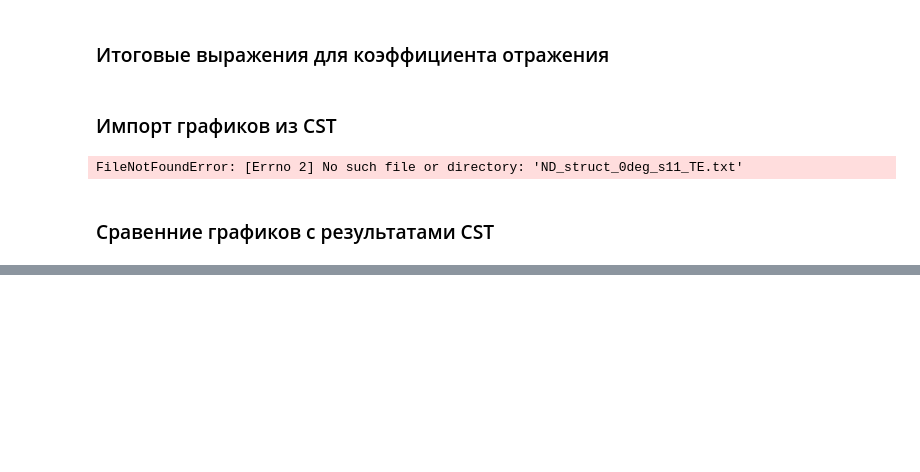
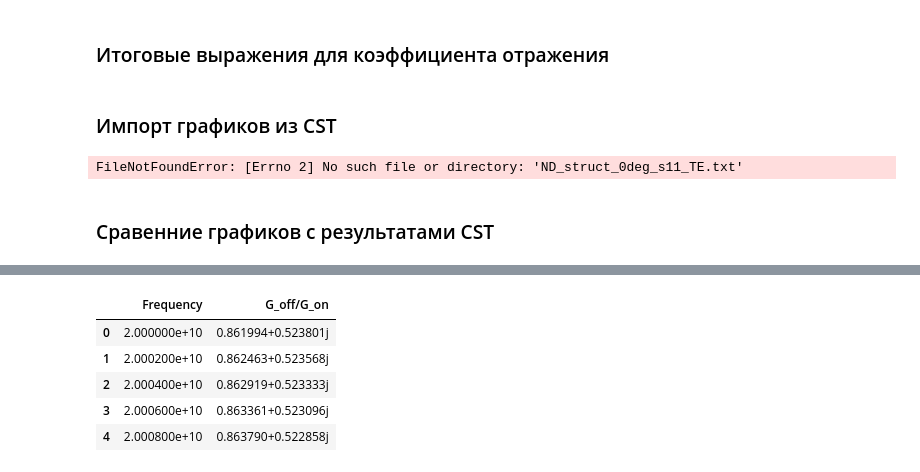
Before and after one commit to isvoropaev02/post_processing_RIS, a Jupyter notebook: 29sept/S21_TE_15deg_29sept.ipynb, the cells around one changed output, grey strips where cells are left out. Cells and saved outputs as stored; diff of their text form; code cells hidden in the pictures; blank space fills up the shorter version.

```diff
--- a/29sept/S21_TE_15deg_29sept.ipynb
+++ b/29sept/S21_TE_15deg_29sept.ipynb
@@ -249,0 +250,10 @@ plt.show()
+# %%
+delta_phi = pd.DataFrame({'Frequency':frequency, 'G_off/G_on':Gamma_off/Gamma_on})
+delta_phi.head()
+# %% [output]
+|  | Frequency | G_off/G_on |
+| 0 | 2.000000e+10 | 0.861994+0.523801j |
+| 1 | 2.000200e+10 | 0.862463+0.523568j |
+| 2 | 2.000400e+10 | 0.862919+0.523333j |
+| 3 | 2.000600e+10 | 0.863361+0.523096j |
+| 4 | 2.000800e+10 | 0.863790+0.522858j |
```
Also changed, not shown: parts of 3 cells of this notebook, 2 other files.
